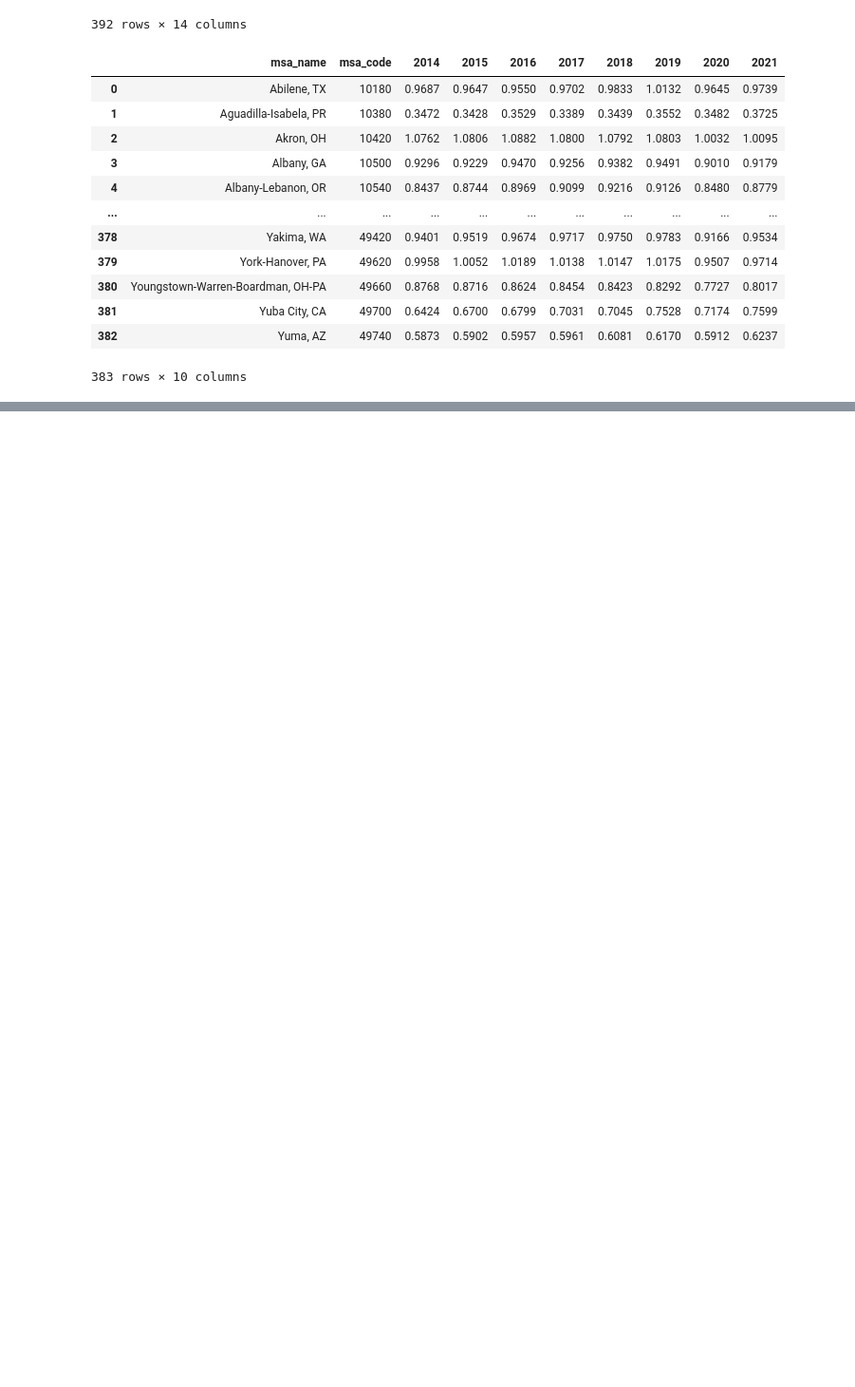
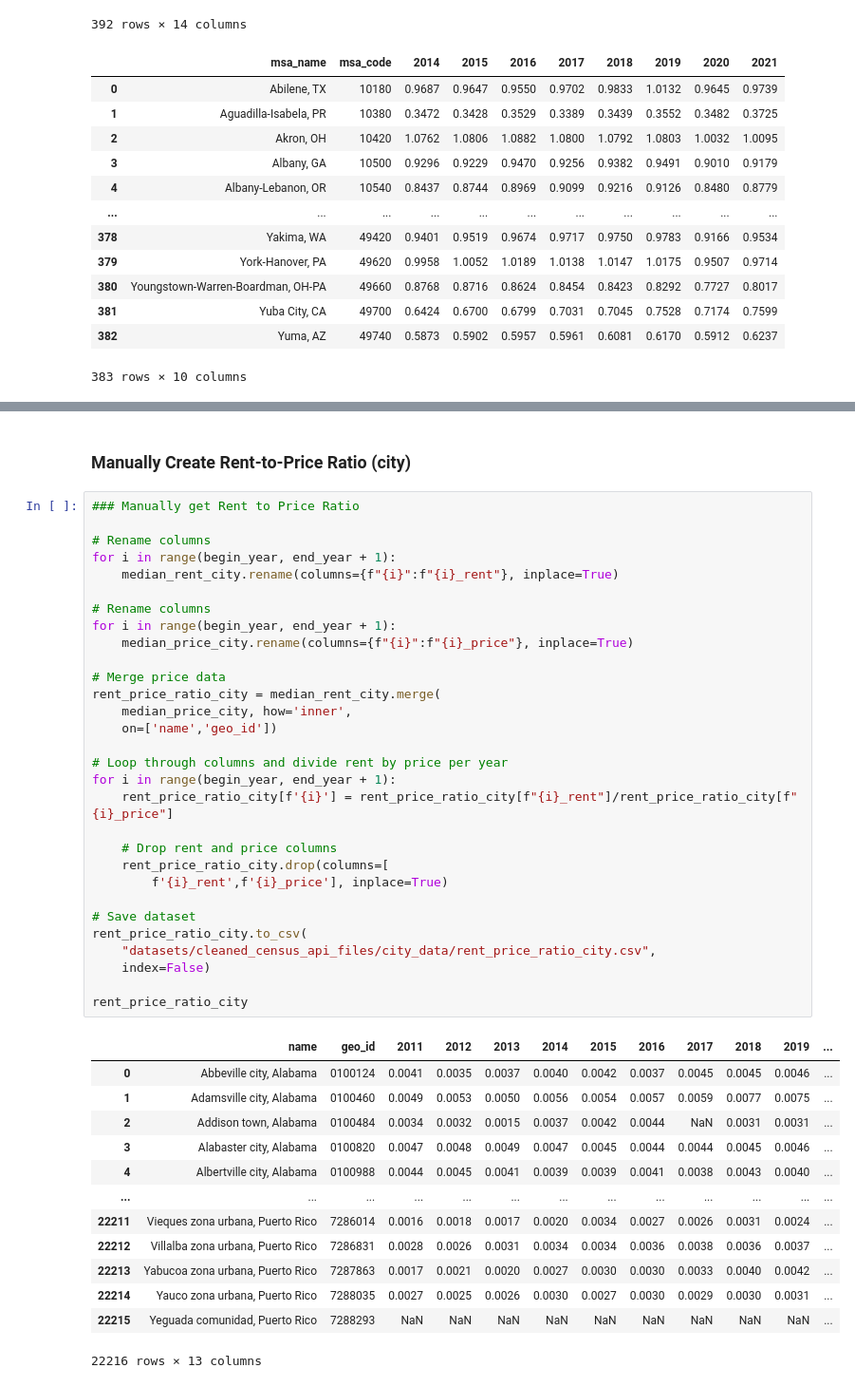
Before and after one commit to AustinJamesWolff/housing_supply_and_demand, a Jupyter notebook: census_api.ipynb, the cells around one changed output, grey strips where cells are left out. Shown at 95% size. Drawn from its saved outputs; the diff is of its cells as text; blank space fills up the shorter version.

```diff
--- a/census_api.ipynb
+++ b/census_api.ipynb
@@ -1820,0 +1817,46 @@ Completed data prep.
+# %% [markdown]
+### Manually Create Rent-to-Price Ratio (city)
+# %%
+### Manually get Rent to Price Ratio
+
+# Rename columns
+for i in range(begin_year, end_year + 1):
+    median_rent_city.rename(columns={f"{i}":f"{i}_rent"}, inplace=True)
+
+# Rename columns
+for i in range(begin_year, end_year + 1):
+    median_price_city.rename(columns={f"{i}":f"{i}_price"}, inplace=True)
+
+# Merge price data
+rent_price_ratio_city = median_rent_city.merge(
+    median_price_city, how='inner',
+    on=['name','geo_id'])
+
+# Loop through columns and divide rent by price per year
+for i in range(begin_year, end_year + 1):
+    rent_price_ratio_city[f'{i}'] = rent_price_ratio_city[f"{i}_rent"]/rent_price_ratio_city[f"{i}_price"]
+
+    # Drop rent and price columns
+    rent_price_ratio_city.drop(columns=[
+        f'{i}_rent',f'{i}_price'], inplace=True)
+
+# Save dataset
+rent_price_ratio_city.to_csv(
+    "datasets/cleaned_census_api_files/city_data/rent_price_ratio_city.csv",
+    index=False)
+
+rent_price_ratio_city
+# %% [output]
+|  | name | geo_id | 2011 | 2012 | 2013 | 2014 | 2015 | 2016 | 2017 | 2018 | 2019 | ... |
+| 0 | Abbeville city, Alabama | 0100124 | 0.0041 | 0.0035 | 0.0037 | 0.0040 | 0.0042 | 0.0037 | 0.0045 | 0.0045 | 0.0046 | ... |
+| 1 | Adamsville city, Alabama | 0100460 | 0.0049 | 0.0053 | 0.0050 | 0.0056 | 0.0054 | 0.0057 | 0.0059 | 0.0077 | 0.0075 | ... |
+| 2 | Addison town, Alabama | 0100484 | 0.0034 | 0.0032 | 0.0015 | 0.0037 | 0.0042 | 0.0044 | NaN | 0.0031 | 0.0031 | ... |
+| 3 | Alabaster city, Alabama | 0100820 | 0.0047 | 0.0048 | 0.0049 | 0.0047 | 0.0045 | 0.0044 | 0.0044 | 0.0045 | 0.0046 | ... |
+| 4 | Albertville city, Alabama | 0100988 | 0.0044 | 0.0045 | 0.0041 | 0.0039 | 0.0039 | 0.0041 | 0.0038 | 0.0043 | 0.0040 | ... |
+| ... | ... | ... | ... | ... | ... | ... | ... | ... | ... | ... | ... | ... |
+| 22211 | Vieques zona urbana, Puerto Rico | 7286014 | 0.0016 | 0.0018 | 0.0017 | 0.0020 | 0.0034 | 0.0027 | 0.0026 | 0.0031 | 0.0024 | ... |
+| 22212 | Villalba zona urbana, Puerto Rico | 7286831 | 0.0028 | 0.0026 | 0.0031 | 0.0034 | 0.0034 | 0.0036 | 0.0038 | 0.0036 | 0.0037 | ... |
+| 22213 | Yabucoa zona urbana, Puerto Rico | 7287863 | 0.0017 | 0.0021 | 0.0020 | 0.0027 | 0.0030 | 0.0030 | 0.0033 | 0.0040 | 0.0042 | ... |
+| 22214 | Yauco zona urbana, Puerto Rico | 7288035 | 0.0027 | 0.0025 | 0.0026 | 0.0030 | 0.0027 | 0.0030 | 0.0029 | 0.0030 | 0.0031 | ... |
+| 22215 | Yeguada comunidad, Puerto Rico | 7288293 | NaN | NaN | NaN | NaN | NaN | NaN | NaN | NaN | NaN | ... |
+22216 rows × 13 columns
```
Also changed, not shown: parts of 39 cells of this notebook, 6 other files.
